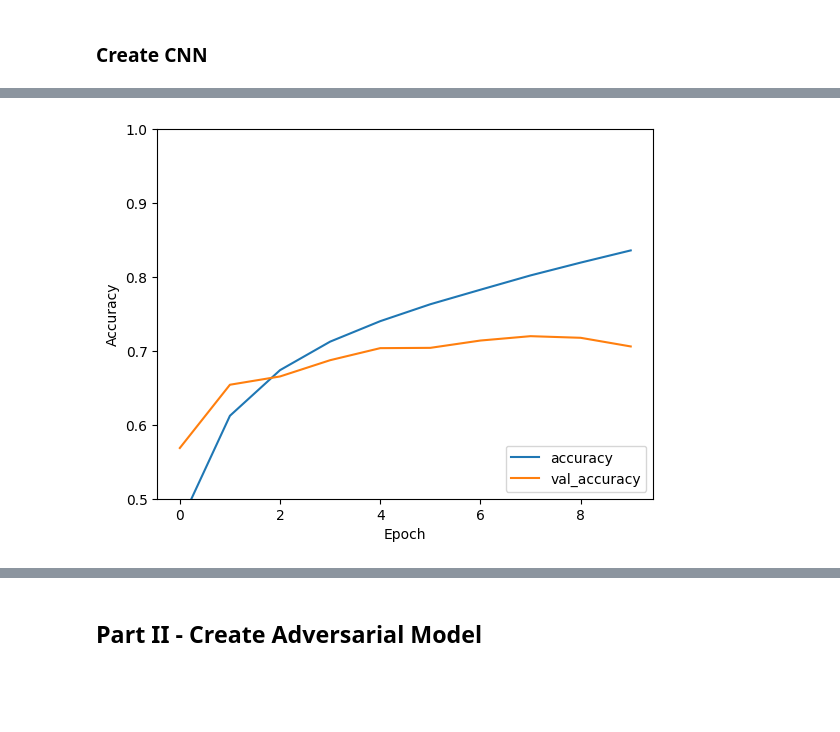
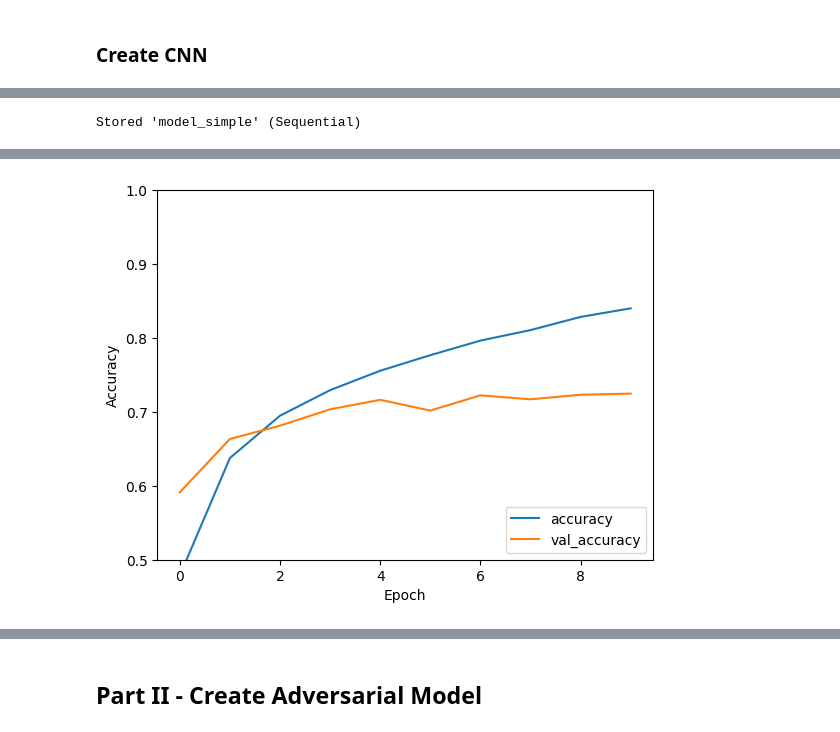
Before and after one commit to DarianFlorianVoda/FH-Karnten-Sem2, a Jupyter notebook: ANN_Pester_Project.ipynb, the cells around one changed output, grey strips where cells are left out. Cells and saved outputs as stored; diff of their text form; code cells hidden in the pictures; blank space fills up the shorter version.

```diff
--- a/ANN_Pester_Project.ipynb
+++ b/ANN_Pester_Project.ipynb
@@ -48,0 +48,24 @@ train_images, test_images = train_images / 255.0, test_images / 255.0
+# %%
+(x_train, y_train), (x_test, y_test) = tf.keras.datasets.cifar10.load_data()
+
+height, width, channels = 32, 32, 3
+nb_classes = 10
+class_names = ['airplane', 'automobile', 'bird', 'cat', 'deer',
+               'dog', 'frog', 'horse', 'ship', 'truck']
+
+# Normalize pixel values to be between 0 and 1
+x_train, x_test = x_train / 255.0, x_test / 255.0
+
+x_train_original = x_train.copy()
+x_test_original = x_test.copy()
+y_train_original = y_train.copy()
+y_test_original = y_test.copy()
+
+x_train = x_train.reshape((-1, height, width, channels))
+x_test = x_test.reshape((-1, height, width, channels))
+
+y_train = tf.keras.utils.to_categorical(y_train, nb_classes)
+y_test = tf.keras.utils.to_categorical(y_test, nb_classes)
+
+print(f"x_train.shape: {x_train.shape}, x_test.shape: {x_test.shape}")
+print(f"y_train.shape:{y_train.shape}, y_test.shape:{y_test.shape}")
@@ -124,10 +145,10 @@ Non-trainable params: 0
 _________________________________________________________________
 # %%
 model_simple.compile(optimizer='adam',
-              loss=tf.keras.losses.SparseCategoricalCrossentropy(from_logits=True),
+              loss='mse',
               metrics=['accuracy'])
 
-history = model_simple.fit(train_images, train_labels, epochs=10,
-                    validation_data=(test_images, test_labels))
+history = model_simple.fit(x_train, y_train, epochs=10,
+                    validation_data=(x_test, y_test))
 # %% [output]
 Epoch 1/10
@@ -153,3 +174,7 @@ Epoch 10/10
+# %%
+%store model_simple
+# %% [output]
+Stored 'model_simple' (Sequential)
 # %%
 plt.plot(history.history['accuracy'], label='accuracy')
 plt.plot(history.history['val_accuracy'], label = 'val_accuracy')
@@ -158,5 +183,5 @@ plt.ylabel('Accuracy')
 plt.ylim([0.5, 1])
 plt.legend(loc='lower right')
 
-test_loss, test_acc = model_simple.evaluate(test_images,  test_labels, verbose=2)
+test_loss, test_acc = model_simple.evaluate(x_test,  y_test, verbose=2)
 # %% [output]
@@ -164,4 +189,4 @@ test_loss, test_acc = model_simple.evaluate(test_images,  test_labels, verbose=2
-[figure, old version]
+[figure, new version]
 # %%
 print(f"Accuracy score: {test_acc}")
 # %% [output]
```
Also changed, not shown: parts of 34 cells of this notebook.
